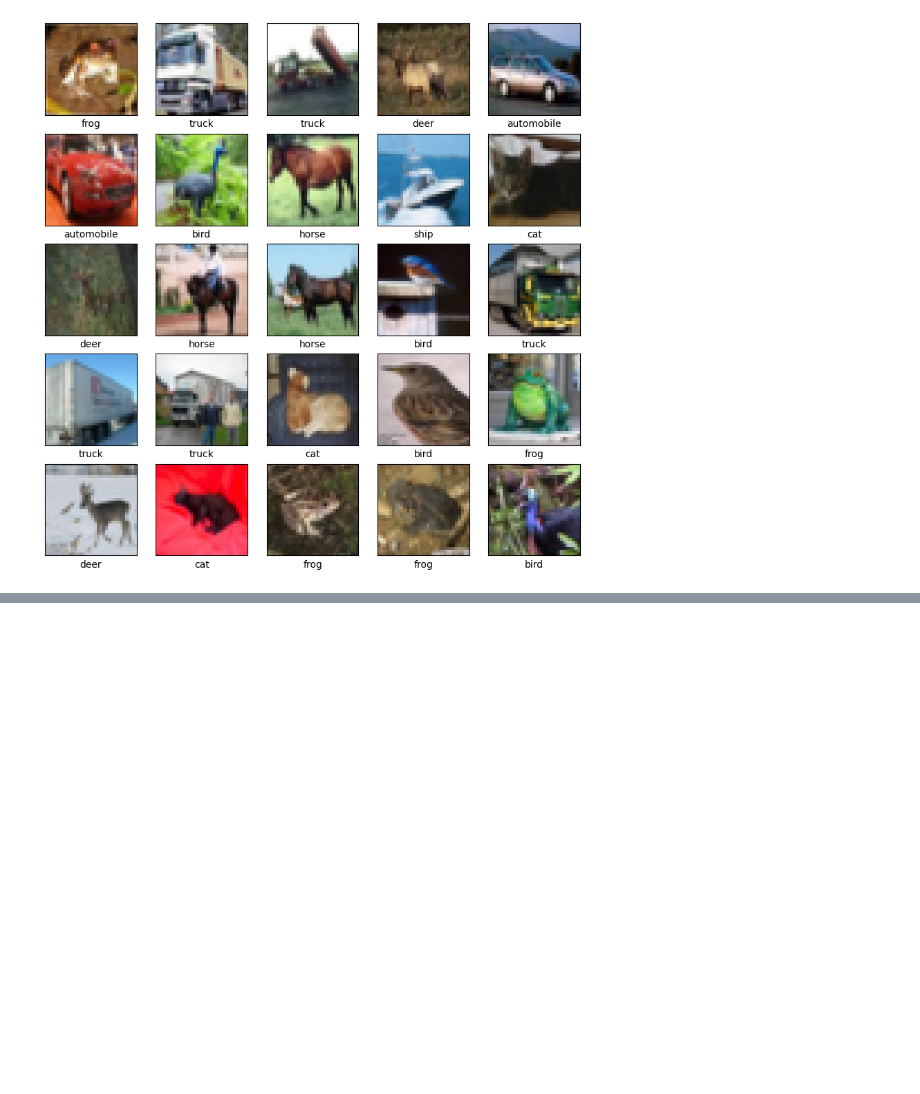
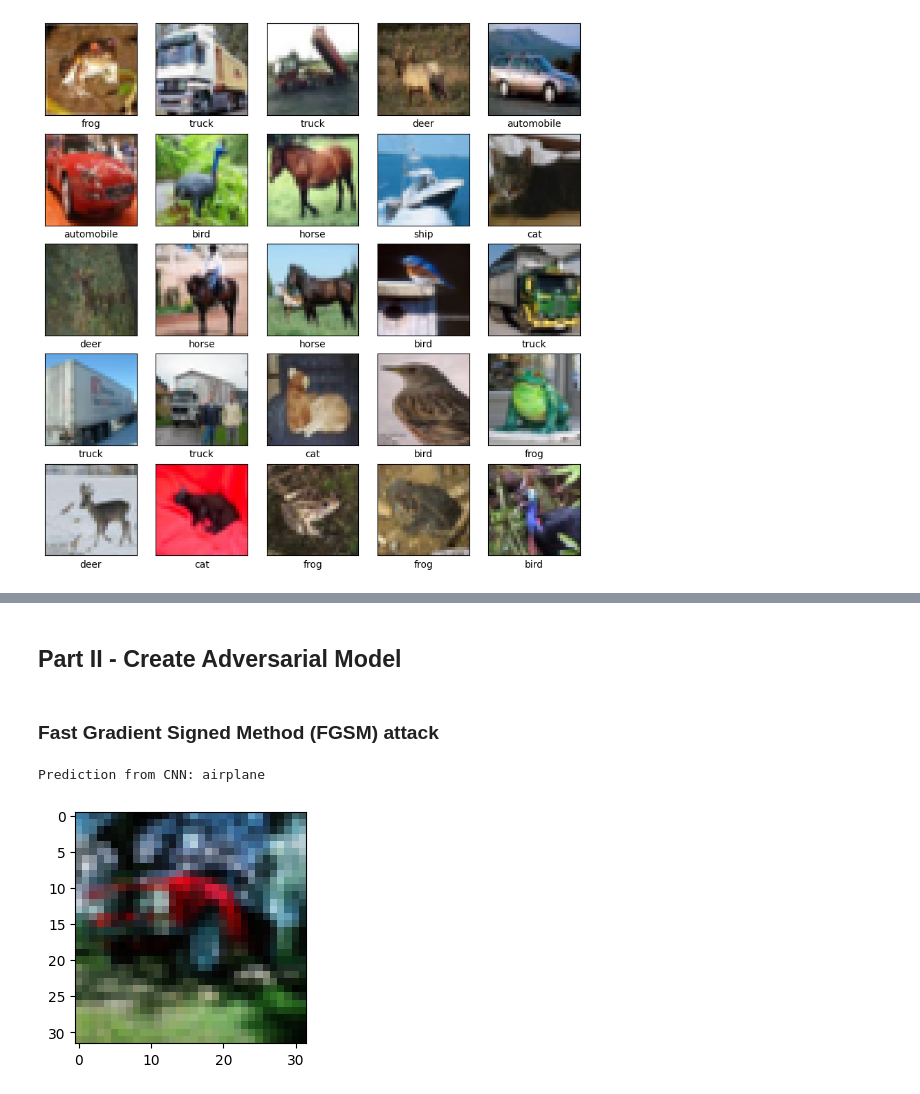
Before and after one commit to DarianFlorianVoda/FH-Karnten-Sem2, a Jupyter notebook: ANN_Pester_Project.ipynb, the cells around one changed output, grey strips where cells are left out. Cells and saved outputs as stored; diff of their text form; code cells hidden in the pictures; blank space fills up the shorter version.

```diff
--- a/ANN_Pester_Project.ipynb
+++ b/ANN_Pester_Project.ipynb
@@ -44,4 +50,6 @@ train_images, test_images = train_images / 255.0, test_images / 255.0
 # %%
+height, width, channels = 32, 32, 3
+nb_classes = 10
 class_names = ['airplane', 'automobile', 'bird', 'cat', 'deer',
                'dog', 'frog', 'horse', 'ship', 'truck']
 
@@ -60,0 +260,4 @@ plt.show()
+# %% [markdown]
+## Part II - Create Adversarial Model
+# %% [markdown]
+### Fast Gradient Signed Method (FGSM) attack
@@ -60,0 +277,13 @@ plt.show()
+# %%
+# Selecting random image for testing
+rand_idx = randint(0,49999)
+image = train_images[rand_idx].reshape((1, height, width, channels))
+label = train_labels[rand_idx]
+
+print(f'Prediction from CNN: {class_names[np.where(label==1)[0][0]]}')
+plt.figure(figsize=(3,3))
+plt.imshow(image.reshape((height, width, channels)))
+plt.show()
+# %% [output]
+Prediction from CNN: airplane
+[figure, added]
```
Also changed, not shown: parts of 23 cells of this notebook.
